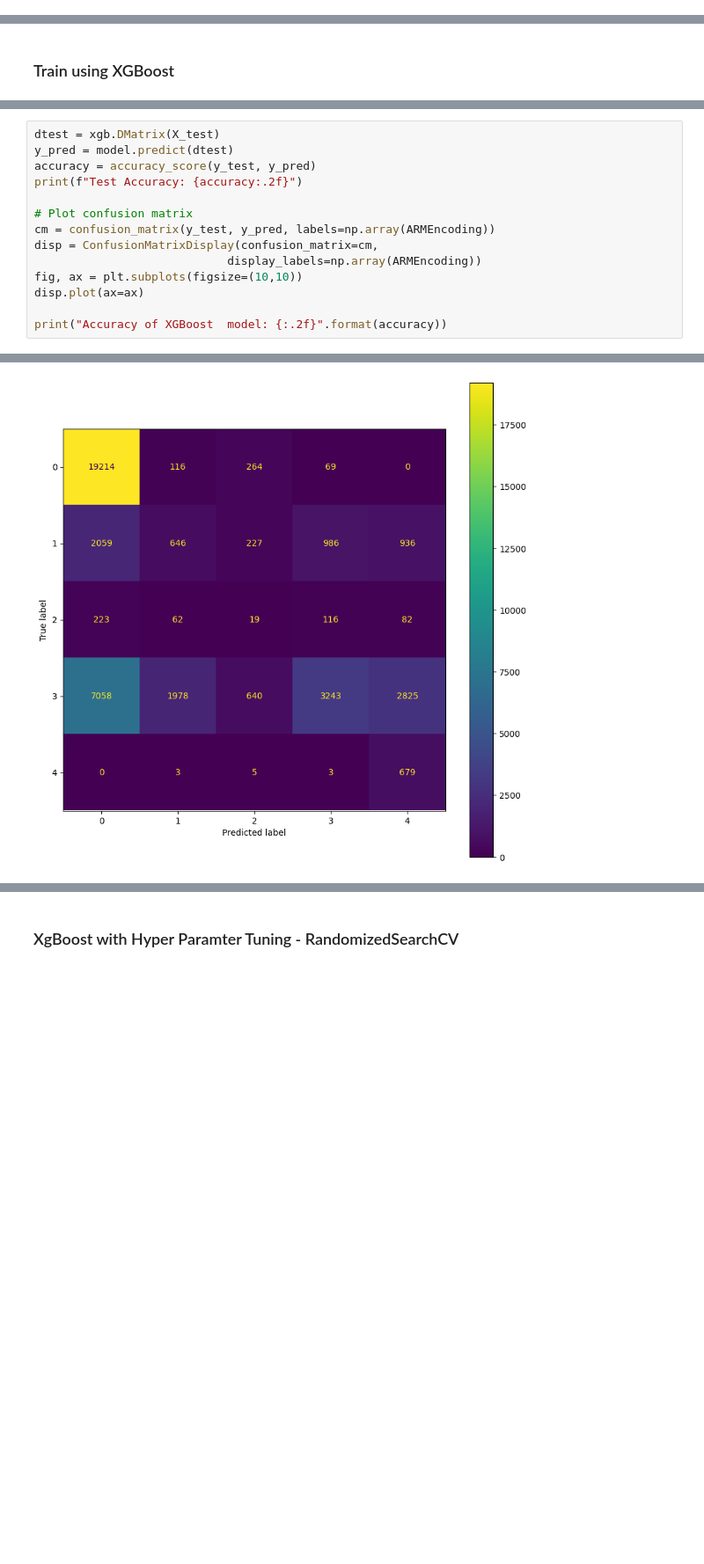
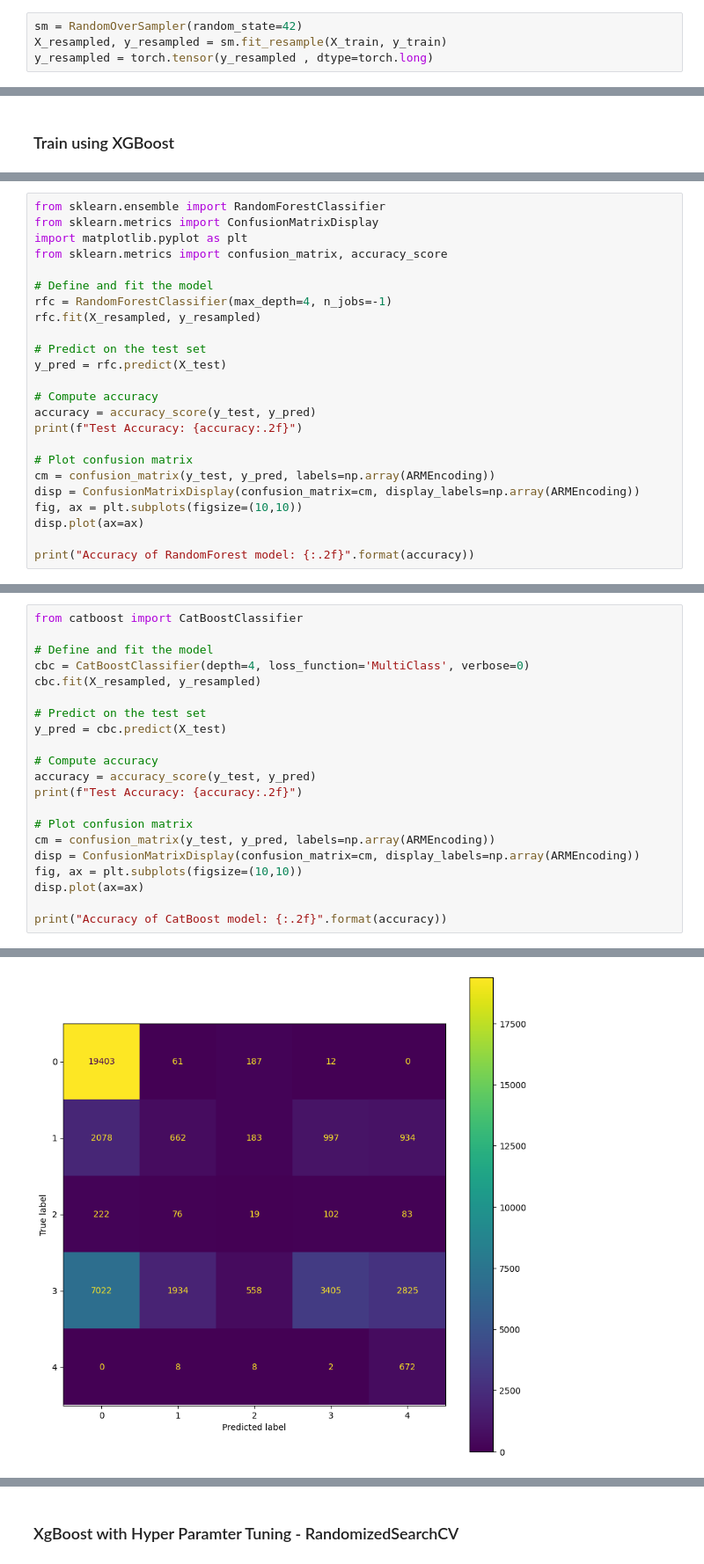
Before and after one commit to shashivish/RNA-ModX, a Jupyter notebook: RNAModXApp/notebooks/model_building/Class_A_XGBoost_FeatureExtraction copy.ipynb, the cells around one changed output, grey strips where cells are left out. Shown at 88% size. Saved outputs shown, nothing was run; the diff lists cells and outputs as text; blank space fills up the shorter version.

```diff
--- a/RNAModXApp/notebooks/model_building/Class_A_XGBoost_FeatureExtraction copy.ipynb
+++ b/RNAModXApp/notebooks/model_building/Class_A_XGBoost_FeatureExtraction copy.ipynb
@@ -251,0 +370,4 @@ def encode_x_with_word2Vec(x_train_raw):
+# %%
+sm = RandomOverSampler(random_state=42)
+X_resampled, y_resampled = sm.fit_resample(X_train, y_train)
+y_resampled = torch.tensor(y_resampled , dtype=torch.long)
@@ -283,0 +673,24 @@ Parameters: { "enable_categorical" } are not used.
+# %%
+from sklearn.ensemble import RandomForestClassifier
+from sklearn.metrics import ConfusionMatrixDisplay
+import matplotlib.pyplot as plt
+from sklearn.metrics import confusion_matrix, accuracy_score
+
+# Define and fit the model
+rfc = RandomForestClassifier(max_depth=4, n_jobs=-1)
+rfc.fit(X_resampled, y_resampled)
+
+# Predict on the test set
+y_pred = rfc.predict(X_test)
+
+# Compute accuracy
+accuracy = accuracy_score(y_test, y_pred)
+print(f"Test Accuracy: {accuracy:.2f}")
+
+# Plot confusion matrix
+cm = confusion_matrix(y_test, y_pred, labels=np.array(ARMEncoding))
+disp = ConfusionMatrixDisplay(confusion_matrix=cm, display_labels=np.array(ARMEncoding))
+fig, ax = plt.subplots(figsize=(10,10))
+disp.plot(ax=ax)
+
+print("Accuracy of RandomForest model: {:.2f}".format(accuracy))
@@ -284,15 +703,22 @@ Parameters: { "enable_categorical" } are not used.
 # %%
-dtest = xgb.DMatrix(X_test)
-y_pred = model.predict(dtest)
+from catboost import CatBoostClassifier
+
+# Define and fit the model
+cbc = CatBoostClassifier(depth=4, loss_function='MultiClass', verbose=0)
+cbc.fit(X_resampled, y_resampled)
+
+# Predict on the test set
+y_pred = cbc.predict(X_test)
+
+# Compute accuracy
 accuracy = accuracy_score(y_test, y_pred)
 print(f"Test Accuracy: {accuracy:.2f}")
 
 # Plot confusion matrix
 cm = confusion_matrix(y_test, y_pred, labels=np.array(ARMEncoding))
-disp = ConfusionMatrixDisplay(confusion_matrix=cm,
-                            display_labels=np.array(ARMEncoding))
+disp = ConfusionMatrixDisplay(confusion_matrix=cm, display_labels=np.array(ARMEncoding))
 fig, ax = plt.subplots(figsize=(10,10))
 disp.plot(ax=ax)
 
-print("Accuracy of XGBoost  model: {:.2f}".format(accuracy))
+print("Accuracy of CatBoost model: {:.2f}".format(accuracy))
 # %% [output]
@@ -301 +727 @@ Accuracy of XGBoost  model: 0.57
-[figure, old version]
+[figure, new version]
```
Also changed, not shown: parts of 34 cells of this notebook, 3 other files.
